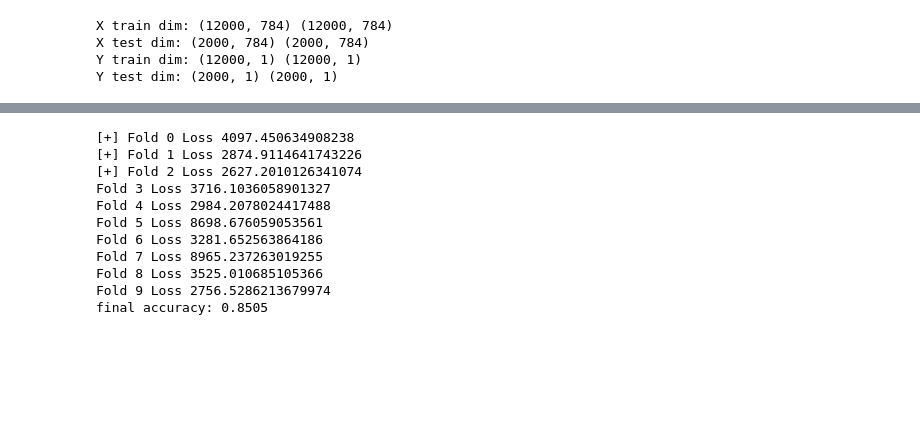
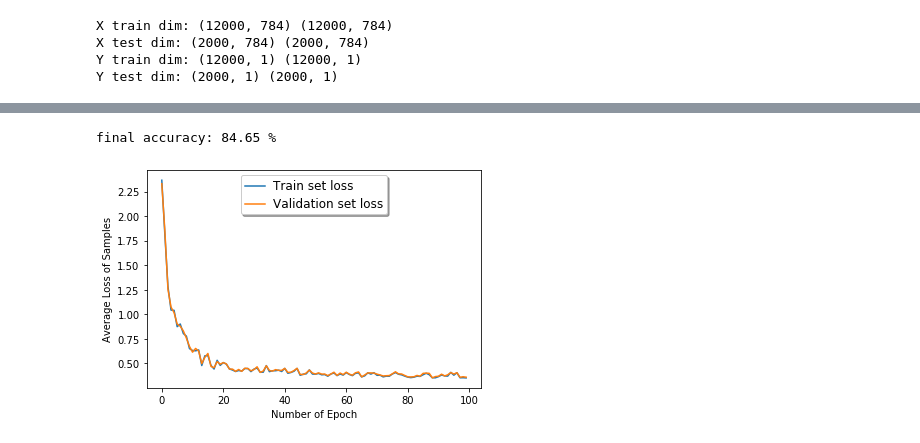
Before and after one commit to Zihaokong/DeepLearning, a Jupyter notebook: PA1/Programming Assignment 1.ipynb, the cells around one changed output, grey strips where cells are left out. Cells and saved outputs as stored; diff of their text form; code cells hidden in the pictures; blank space fills up the shorter version.

```diff
--- a/PA1/Programming Assignment 1.ipynb
+++ b/PA1/Programming Assignment 1.ipynb
@@ -385,36 +387,51 @@ for i in range(num_batch):
             w = w - learning_rate * LogisticRegression.loss_gradient(X_train_set[j], y_train_set[j], w)
 
         # Predict with X_val_set using trained W and compare with target
-        y = LogisticRegression.predict(X_val_set, w)
-        # print('Epoch', trial, '/', epoch, ', accuarcy:', accuracy(y, y_val_set))
+        fold_loss = LogisticRegression.loss(X_val_set, y_val_set, w) / X_val_set.shape[0]
 
-    fold_loss = LogisticRegression.loss(X_val_set, y_val_set, w)
+        #record train_set val_set loss for every epoch
+        total_train = np.concatenate(X_train_set, axis=0)
+        total_label = np.concatenate(y_train_set, axis=0)
+        loss_training_folds[i,trial] = LogisticRegression.loss(total_train, total_label, w) / total_train.shape[0]
+        loss_val_folds[i,trial] = fold_loss
 
-    if (fold_loss < best_loss):
-        best_loss = fold_loss
-        best_w = w
-        print('[+] Fold', i, 'Loss', fold_loss)
-    else:
-        print('Fold', i, 'Loss', fold_loss)
+
+
+        if (fold_loss < best_loss):
+            best_loss = fold_loss
+            best_w = w
+
 
 w = best_w
 
 # Testing with test set
 y_test_prediction = LogisticRegression.predict(X_test_pullover_coat_pc, w)
 
-print("final accuracy:", LogisticRegression.accuracy(y_test_prediction, y_test_pullover_coat))
+print("final accuracy:", LogisticRegression.accuracy(y_test_prediction, y_test_pullover_coat)*100,"%")
 # %% [output]
-[+] Fold 0 Loss 4097.450634908238
-[+] Fold 1 Loss 2874.9114641743226
-[+] Fold 2 Loss 2627.2010126341074
-Fold 3 Loss 3716.1036058901327
-Fold 4 Loss 2984.2078024417488
-Fold 5 Loss 8698.676059053561
-Fold 6 Loss 3281.652563864186
-Fold 7 Loss 8965.237263019255
-Fold 8 Loss 3525.010685105366
-Fold 9 Loss 2756.5286213679974
-final accuracy: 0.8505
+final accuracy: 84.65 %
+# %%
+train_loss_mean = np.mean(loss_training_folds, axis = 0)
+val_loss_mean = np.mean(loss_val_folds,axis=0)
+
+fig,ax = plt.subplots()
+ax.plot(np.arange(0,100),train_loss_mean,label="Train set loss")
+
+ax.plot(np.arange(0,100),val_loss_mean,label="Validation set loss")
+
+legend = ax.legend(loc='upper center', shadow=True)
+
+for label in legend.get_texts():
+    label.set_fontsize('large')
+
+for label in legend.get_lines():
+    label.set_linewidth(1.5)  # the legend line width
+plt.xlabel("Number of Epoch",size=10.0)
+plt.ylabel("Average Loss of Samples",size=10)
+plt.savefig("pullover_coat.jpg")
+plt.show()
+# %% [output]
+[figure, added]
 # %%
 # Softmax Regression
 
```
Also changed, not shown: parts of 21 cells of this notebook, 10 other files.
